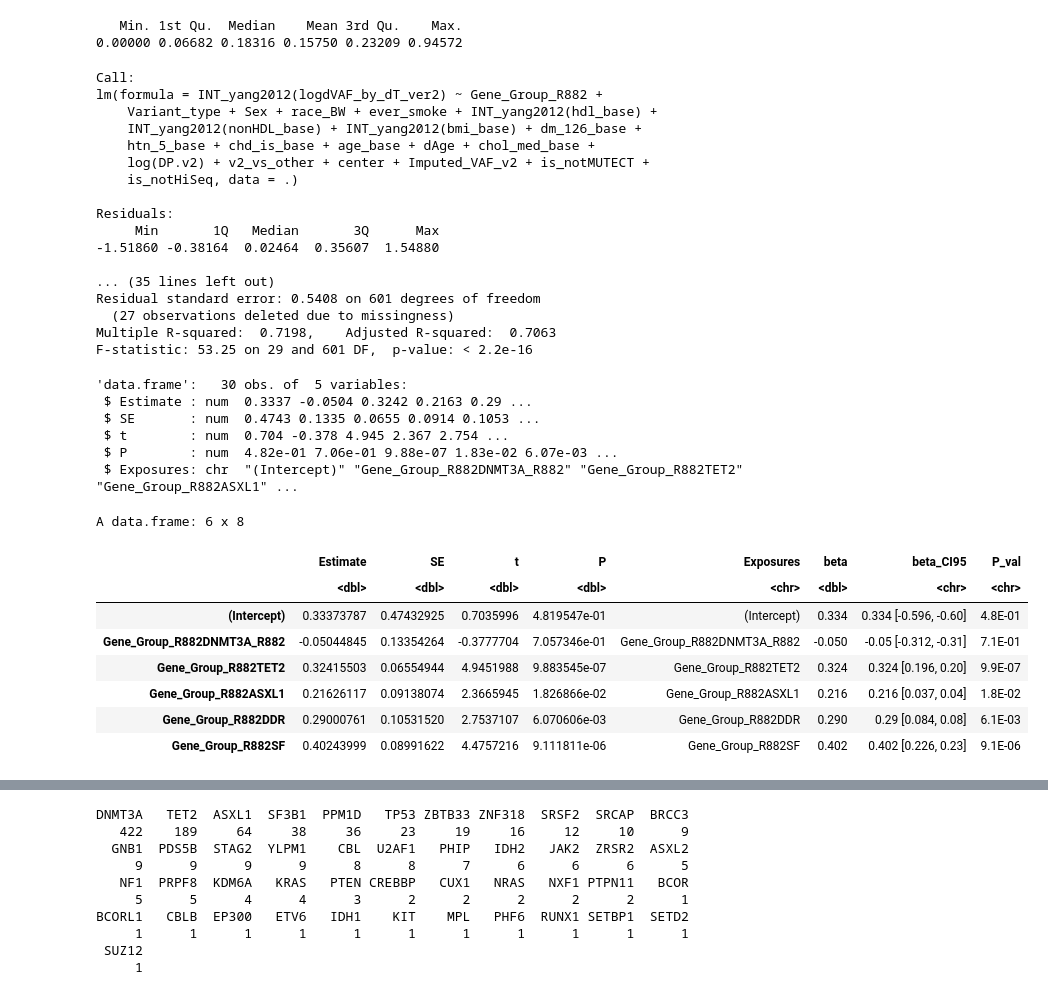
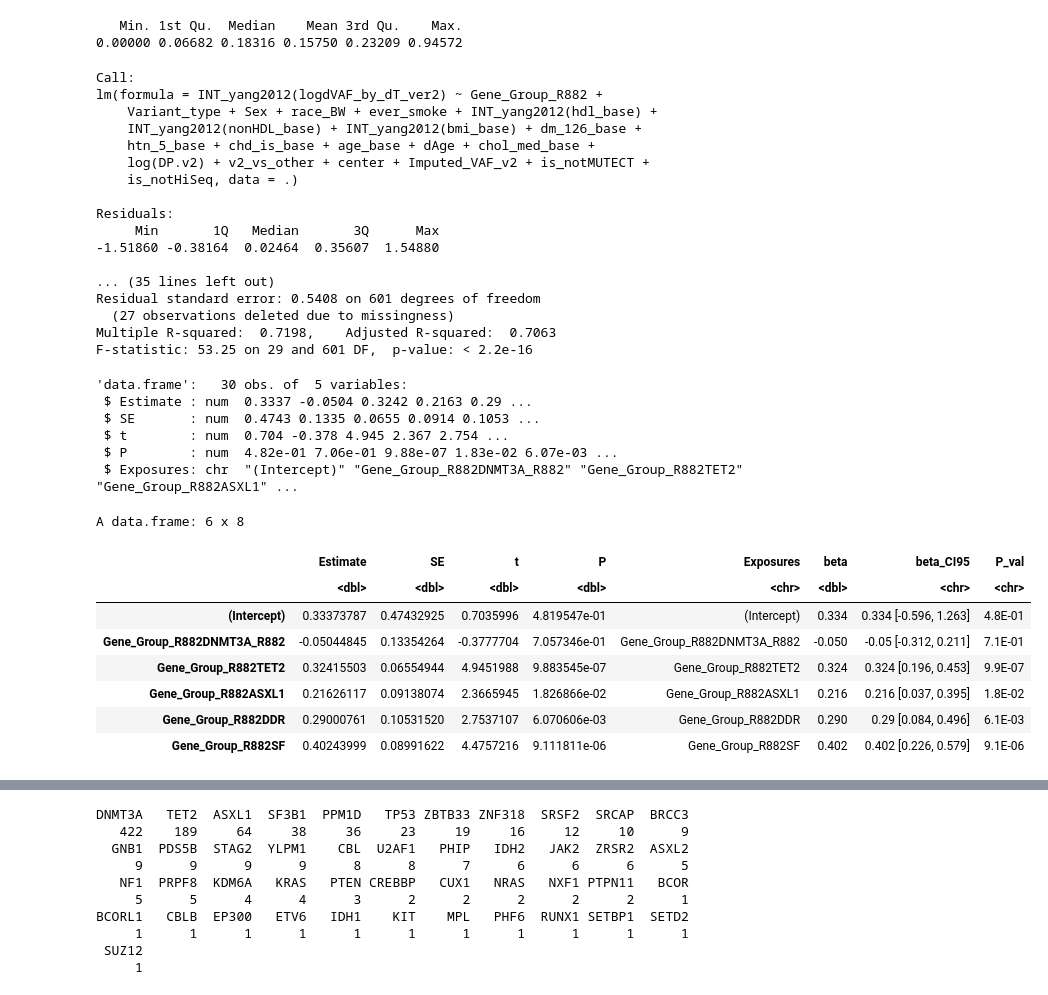
Before and after one commit to MMesbahU/longitudinal-profiling-of-clonal-hematopoiesis, a Jupyter notebook: determinants_of_CH/environmental/2.1.3.Expansion_Rate.ipynb, the cells around one changed output, grey strips where cells are left out. Drawn from its saved outputs; the diff is of its cells as text; code cells hidden in the pictures.

```diff
--- a/determinants_of_CH/environmental/2.1.3.Expansion_Rate.ipynb
+++ b/determinants_of_CH/environmental/2.1.3.Expansion_Rate.ipynb
@@ -696,41 +773,41 @@ mod2_dat$beta <- round(mod2_dat$Estimate, 3)
 
 mod2_dat$beta_CI95 <- paste0(mod2_dat$beta, " [",formatC(round(( mod2_dat$Estimate - 1.96 * mod2_dat$SE),3), digits = 3, format = "f"),
                                      ", ",
-                                     formatC(round(( mod2_dat$Estimate - 1.96 * mod2_dat$SE),3), digits = 2, format = "f"),
+                                     formatC(round(( mod2_dat$Estimate + 1.96 * mod2_dat$SE),3), digits = 3, format = "f"),
                                      "]")
 mod2_dat$P_val <- formatC(x = mod2_dat$P, digits = 1,format = "E")
 
 head(mod2_dat)
 # %% [output]
 Call:
 lm(formula = INT_yang2012(logdVAF_by_dT_ver2) ~ Gene_Group_R882 +
     Variant_type + Sex + race_BW + ever_smoke + INT_yang2012(hdl_base) +
     INT_yang2012(nonHDL_base) + INT_yang2012(bmi_base) + dm_126_base +
     htn_5_base + chd_is_base + age_base + dAge + chol_med_base +
     log(DP.v2) + v2_vs_other + center + Imputed_VAF_v2 + is_notMUTECT +
     is_notHiSeq, data = .)
 
 Residuals:
      Min       1Q   Median       3Q      Max
 -1.51860 -0.38164  0.02464  0.35607  1.54880
 
 ... (35 lines left out)
 Residual standard error: 0.5408 on 601 degrees of freedom
   (27 observations deleted due to missingness)
 Multiple R-squared:  0.7198,    Adjusted R-squared:  0.7063
 F-statistic: 53.25 on 29 and 601 DF,  p-value: < 2.2e-16
 'data.frame':   30 obs. of  5 variables:
  $ Estimate : num  0.3337 -0.0504 0.3242 0.2163 0.29 ...
  $ SE       : num  0.4743 0.1335 0.0655 0.0914 0.1053 ...
  $ t        : num  0.704 -0.378 4.945 2.367 2.754 ...
  $ P        : num  4.82e-01 7.06e-01 9.88e-07 1.83e-02 6.07e-03 ...
  $ Exposures: chr  "(Intercept)" "Gene_Group_R882DNMT3A_R882" "Gene_Group_R882TET2" "Gene_Group_R882ASXL1" ...
 A data.frame: 6 x 8
 |  | Estimate | SE | t | P | Exposures | beta | beta_CI95 | P_val |
 |  | <dbl> | <dbl> | <dbl> | <dbl> | <chr> | <dbl> | <chr> | <chr> |
-| (Intercept) | 0.33373787 | 0.47432925 | 0.7035996 | 4.819547e-01 | (Intercept) | 0.334 | 0.334 [-0.596, -0.60] | 4.8E-01 |
-| Gene_Group_R882DNMT3A_R882 | -0.05044845 | 0.13354264 | -0.3777704 | 7.057346e-01 | Gene_Group_R882DNMT3A_R882 | -0.050 | -0.05 [-0.312, -0.31] | 7.1E-01 |
-| Gene_Group_R882TET2 | 0.32415503 | 0.06554944 | 4.9451988 | 9.883545e-07 | Gene_Group_R882TET2 | 0.324 | 0.324 [0.196, 0.20] | 9.9E-07 |
-| Gene_Group_R882ASXL1 | 0.21626117 | 0.09138074 | 2.3665945 | 1.826866e-02 | Gene_Group_R882ASXL1 | 0.216 | 0.216 [0.037, 0.04] | 1.8E-02 |
-| Gene_Group_R882DDR | 0.29000761 | 0.10531520 | 2.7537107 | 6.070606e-03 | Gene_Group_R882DDR | 0.290 | 0.29 [0.084, 0.08] | 6.1E-03 |
-| Gene_Group_R882SF | 0.40243999 | 0.08991622 | 4.4757216 | 9.111811e-06 | Gene_Group_R882SF | 0.402 | 0.402 [0.226, 0.23] | 9.1E-06 |
+| (Intercept) | 0.33373787 | 0.47432925 | 0.7035996 | 4.819547e-01 | (Intercept) | 0.334 | 0.334 [-0.596, 1.263] | 4.8E-01 |
+| Gene_Group_R882DNMT3A_R882 | -0.05044845 | 0.13354264 | -0.3777704 | 7.057346e-01 | Gene_Group_R882DNMT3A_R882 | -0.050 | -0.05 [-0.312, 0.211] | 7.1E-01 |
+| Gene_Group_R882TET2 | 0.32415503 | 0.06554944 | 4.9451988 | 9.883545e-07 | Gene_Group_R882TET2 | 0.324 | 0.324 [0.196, 0.453] | 9.9E-07 |
+| Gene_Group_R882ASXL1 | 0.21626117 | 0.09138074 | 2.3665945 | 1.826866e-02 | Gene_Group_R882ASXL1 | 0.216 | 0.216 [0.037, 0.395] | 1.8E-02 |
+| Gene_Group_R882DDR | 0.29000761 | 0.10531520 | 2.7537107 | 6.070606e-03 | Gene_Group_R882DDR | 0.290 | 0.29 [0.084, 0.496] | 6.1E-03 |
+| Gene_Group_R882SF | 0.40243999 | 0.08991622 | 4.4757216 | 9.111811e-06 | Gene_Group_R882SF | 0.402 | 0.402 [0.226, 0.579] | 9.1E-06 |
```
Also changed, not shown: parts of 5 cells of this notebook, 5 other files.
